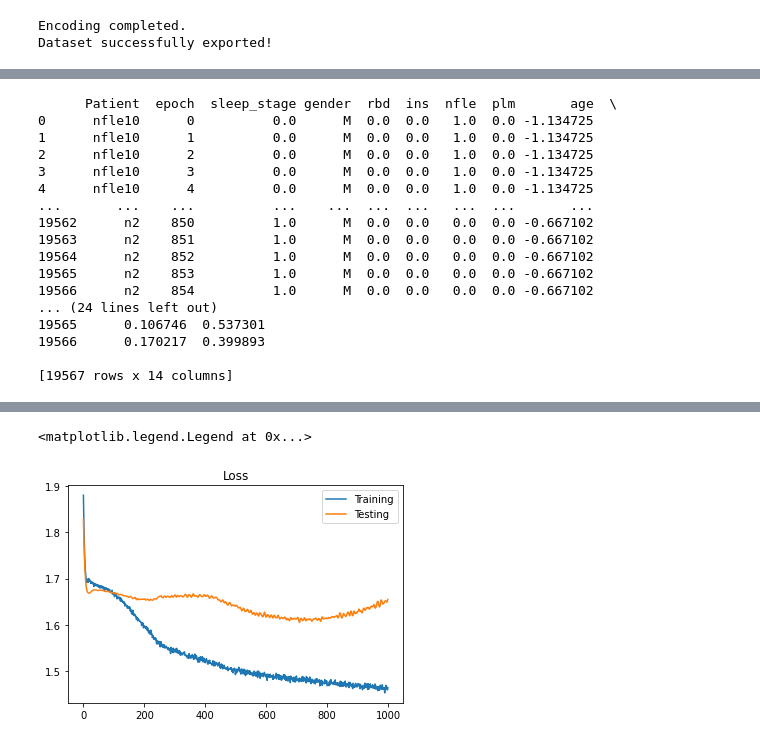
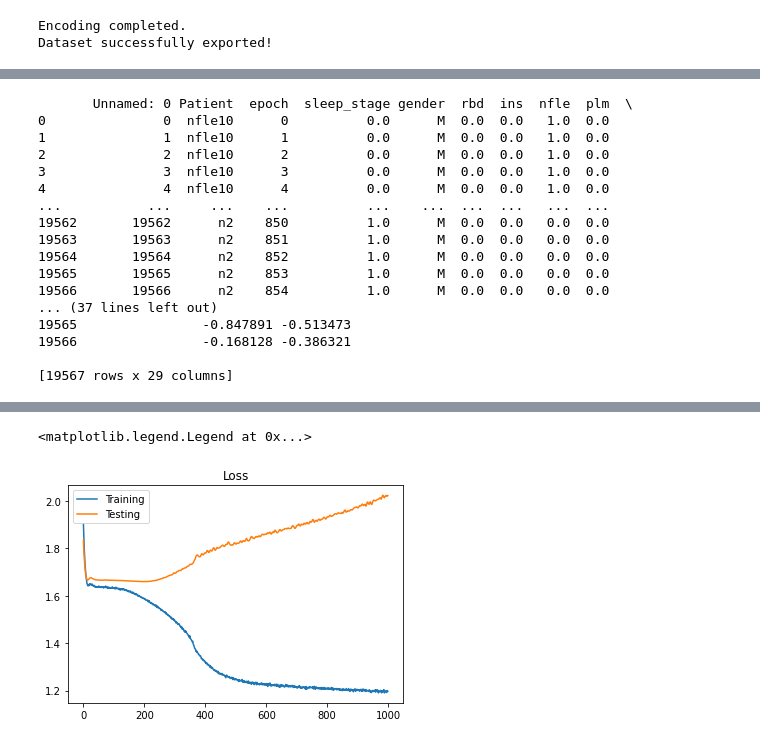
Before and after one commit to brycegsmith/psg_project, a Jupyter notebook: lstm.ipynb, the cells around one changed output, grey strips where cells are left out. Saved outputs shown, nothing was run; the diff lists cells and outputs as text; code cells hidden in the pictures.

```diff
--- a/lstm.ipynb
+++ b/lstm.ipynb
@@ -297,5 +278,6 @@ Remaining Features: 34
 # %%
 trainingData = pd.read_csv('finalTraining.csv')
+correlationFeatureRemoval = trainingData
 # Feature Selection with Mutual Information
 
 info_selection = pd.concat([correlationFeatureRemoval['sleep_stage'], correlationFeatureRemoval.iloc[:, 9:]], axis=1)
@@ -343,5 +325,6 @@ print(target_columnscore)
 # %%
 testingData = pd.read_csv('finalTesting.csv')
+correlationFeatureRemoval = testingData
 # Feature Selection with Mutual Information
 
 info_selection = pd.concat([correlationFeatureRemoval['sleep_stage'], correlationFeatureRemoval.iloc[:, 9:]], axis=1)
@@ -389,23 +372,23 @@ print(target_columnscore)
 # %%
-print(top_5_dataTr)
+print(top_20_dataTr)
 # %% [output]
-      Patient  epoch  sleep_stage gender  rbd  ins  nfle  plm       age  \
-0      nfle10      0          0.0      M  0.0  0.0   1.0  0.0 -1.134725
-1      nfle10      1          0.0      M  0.0  0.0   1.0  0.0 -1.134725
-2      nfle10      2          0.0      M  0.0  0.0   1.0  0.0 -1.134725
-3      nfle10      3          0.0      M  0.0  0.0   1.0  0.0 -1.134725
-4      nfle10      4          0.0      M  0.0  0.0   1.0  0.0 -1.134725
-...       ...    ...          ...    ...  ...  ...   ...  ...       ...
-19562      n2    850          1.0      M  0.0  0.0   0.0  0.0 -0.667102
-19563      n2    851          1.0      M  0.0  0.0   0.0  0.0 -0.667102
-19564      n2    852          1.0      M  0.0  0.0   0.0  0.0 -0.667102
-19565      n2    853          1.0      M  0.0  0.0   0.0  0.0 -0.667102
-19566      n2    854          1.0      M  0.0  0.0   0.0  0.0 -0.667102
-... (24 lines left out)
-19565      0.106746  0.537301
-19566      0.170217  0.399893
+       Unnamed: 0 Patient  epoch  sleep_stage gender  rbd  ins  nfle  plm  \
+0               0  nfle10      0          0.0      M  0.0  0.0   1.0  0.0
+1               1  nfle10      1          0.0      M  0.0  0.0   1.0  0.0
+2               2  nfle10      2          0.0      M  0.0  0.0   1.0  0.0
+3               3  nfle10      3          0.0      M  0.0  0.0   1.0  0.0
+4               4  nfle10      4          0.0      M  0.0  0.0   1.0  0.0
+...           ...     ...    ...          ...    ...  ...  ...   ...  ...
+19562       19562      n2    850          1.0      M  0.0  0.0   0.0  0.0
+19563       19563      n2    851          1.0      M  0.0  0.0   0.0  0.0
+19564       19564      n2    852          1.0      M  0.0  0.0   0.0  0.0
+19565       19565      n2    853          1.0      M  0.0  0.0   0.0  0.0
+19566       19566      n2    854          1.0      M  0.0  0.0   0.0  0.0
+... (37 lines left out)
+19565                -0.847891 -0.513473
+19566                -0.168128 -0.386321
 
-[19567 rows x 14 columns]
+[19567 rows x 29 columns]
 # %%
 class LSTM(nn.Module):
 
@@ -417,12 +400,12 @@ class LSTM(nn.Module):
         self.hidden_size = hidden_size
         # LSTM model
         self.lstm = nn.LSTM(input_size=input_size, hidden_size=hidden_size,
-                            num_layers=num_layers, batch_first=True, dropout=0.5, bidirectional=False) # lstm
+                            num_layers=num_layers, batch_first=True, bidirectional=False) # lstm
         self.fc_1 =  nn.Linear(hidden_size, 128) # fully connected
         self.fc_2 = nn.Linear(128, num_classes) # fully connected last layer
         self.relu = nn.ReLU()
         self.sigmoid = nn.Sigmoid()
-        self.drop = nn.Dropout(p=0.5)
+        self.drop = nn.Dropout(p=0.2)
 
     def forward(self,x):
         # hidden state
@@ -442,11 +425,12 @@ class LSTM(nn.Module):
 # %%
 def training_loop(n_epochs, lstm, optimiser, loss_fn, X_train, y_train,
                   X_test, y_test):
-    numFeatures = X_train.shape[2] - 1
+    numFeatures = X_train.shape[2]
     print("Top "+ str(numFeatures) + " LSTM")
 
     train_loss_values = []
     test_loss_values = []
+    final_preds = 0
     for epoch in range(n_epochs):
         lstm.train()
         outputs = lstm.forward(X_train) # forward pass
@@ -459,6 +443,8 @@ def training_loop(n_epochs, lstm, optimiser, loss_fn, X_train, y_train,
         # test loss
         lstm.eval()
         test_preds = lstm(X_test)
+        if (epoch == (n_epochs - 1)):
+            final_preds = test_preds
         test_loss = loss_fn(test_preds, y_test)
         test_loss_values.append(test_loss.item())
         if epoch % 100 == 0:
@@ -466,14 +452,14 @@ def training_loop(n_epochs, lstm, optimiser, loss_fn, X_train, y_train,
                                                                       loss.item(),
                                                                       test_loss.item()))
 
-    return train_loss_values, test_loss_values, lstm
+    return train_loss_values, test_loss_values, final_preds
 # %%
 #Top 5
 #Params
 n_epochs = 1000
 learning_rate = 0.001
 
-input_size = 6
+input_size = 5
 hidden_size = 2
 num_layers = 1
 
@@ -489,10 +475,10 @@ loss_fn = torch.nn.CrossEntropyLoss()    # mean-squared error for regression
 optimiser = torch.optim.Adam(lstm.parameters(), lr=learning_rate)
 
 #Data
-train_input = torch.tensor(top_5_dataTr.iloc[:,8:].to_numpy()).float()
-train_target = torch.tensor(top_5_dataTr.iloc[:,2].to_numpy()).float().type(torch.LongTensor)
-test_input = torch.tensor(top_5_dataTe.iloc[:,8:].to_numpy()).float()
-test_target = torch.tensor(top_5_dataTe.iloc[:,2].to_numpy()).float().type(torch.LongTensor)
+train_input = torch.tensor(top_5_dataTr.iloc[:,9:].to_numpy()).float()
+train_target = torch.tensor(top_5_dataTr.iloc[:,3].to_numpy()).float().type(torch.LongTensor)
+test_input = torch.tensor(top_5_dataTe.iloc[:,9:].to_numpy()).float()
+test_target = torch.tensor(top_5_dataTe.iloc[:,3].to_numpy()).float().type(torch.LongTensor)
 
 
 train_input = torch.reshape(train_input,(train_input.shape[0], 1,
@@ -502,7 +488,7 @@ test_input = torch.reshape(test_input,(test_input.shape[0], 1,
                                        test_input.shape[1])).float()
 
 #Training Loop
-trainLoss, testLoss, finalModel = training_loop(n_epochs=n_epochs,
+trainLoss, testLoss, final_preds = training_loop(n_epochs=n_epochs,
               lstm=lstm,
               optimiser=optimiser,
               loss_fn=loss_fn,
@@ -515,8 +501,5 @@ plt.title('Loss')
 plt.plot(trainLoss, label = 'Training')
 plt.plot(testLoss, label = 'Testing')
 plt.legend()
-
-#target_names = ['S1', 'S2', 'S3', 'S4', 'W', 'U']
-#print(classification_report(test_target.detach().numpy(), finalModel(test_input).detach().numpy(), target_names=target_names))
 # %% [output]
 Top 5 LSTM
@@ -533,2 +516,2 @@ Epoch: 900, train loss: 1.47130, test loss: 1.62818
 <matplotlib.legend.Legend at 0x...>
-[figure, old version]
+[figure, new version]
```
Also changed, not shown: parts of 10 cells of this notebook.
